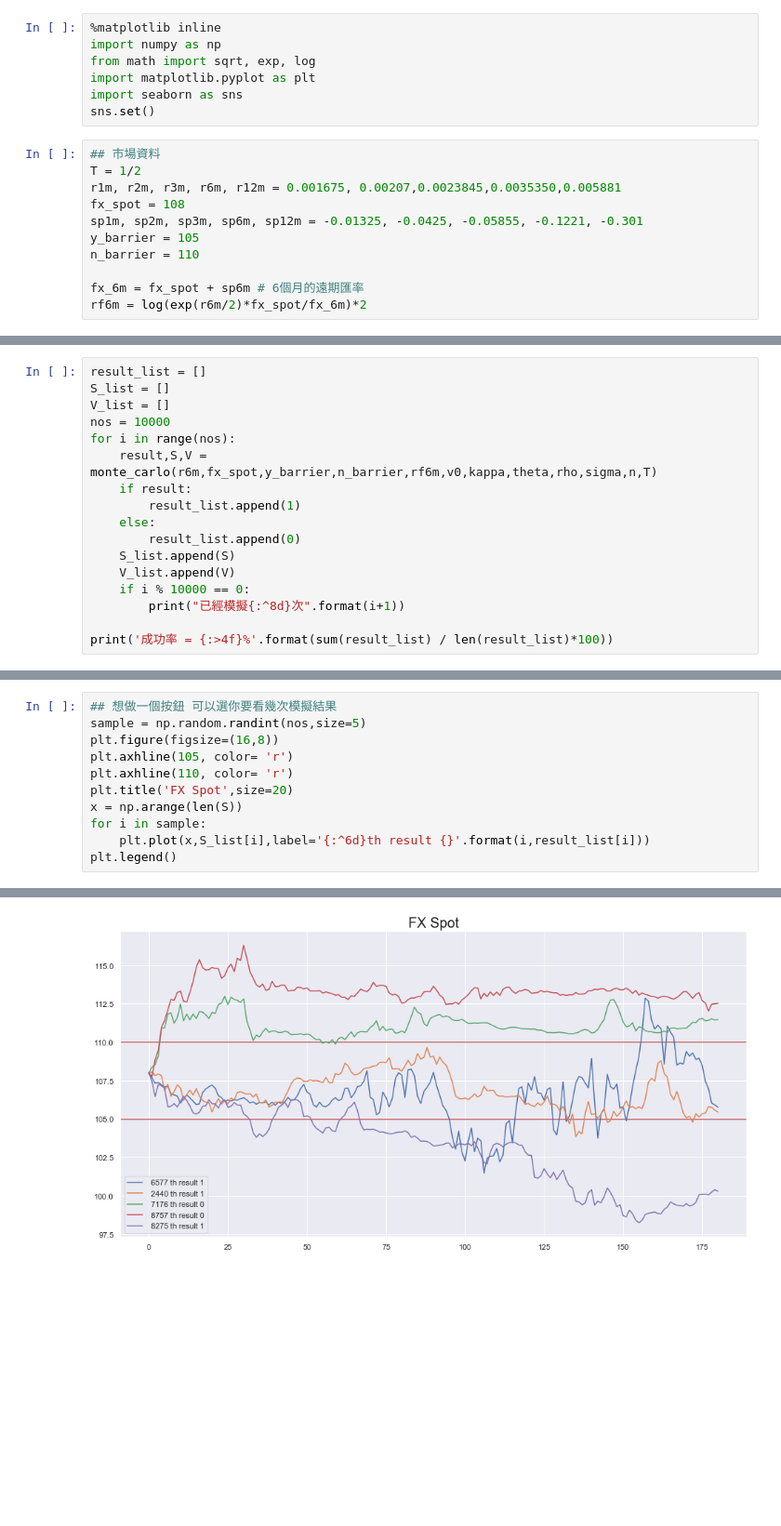
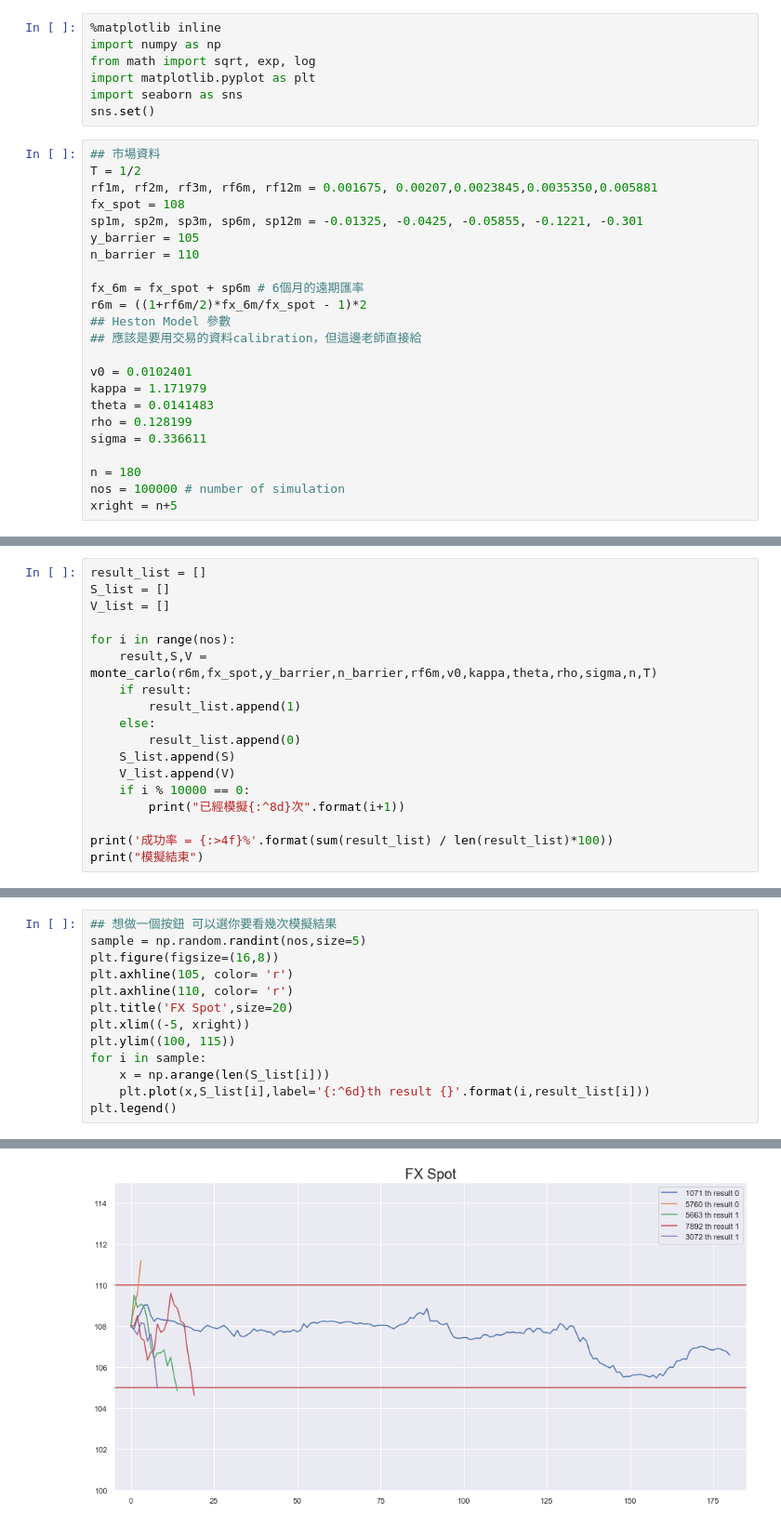
Before and after one commit to teemoteemo0318/heston-model, a Jupyter notebook: hw2.ipynb, the cells around one changed output, grey strips where cells are left out. Shown at 93% size. Saved outputs shown, nothing was run; the diff lists cells and outputs as text; blank space fills up the shorter version.

```diff
--- a/hw2.ipynb
+++ b/hw2.ipynb
@@ -22,11 +35,23 @@ sns.set()
 # %%
 ## 市場資料
 T = 1/2
-r1m, r2m, r3m, r6m, r12m = 0.001675, 0.00207,0.0023845,0.0035350,0.005881
+rf1m, rf2m, rf3m, rf6m, rf12m = 0.001675, 0.00207,0.0023845,0.0035350,0.005881
 fx_spot = 108
 sp1m, sp2m, sp3m, sp6m, sp12m = -0.01325, -0.0425, -0.05855, -0.1221, -0.301
 y_barrier = 105
 n_barrier = 110
 
 fx_6m = fx_spot + sp6m # 6個月的遠期匯率
-rf6m = log(exp(r6m/2)*fx_spot/fx_6m)*2
+r6m = ((1+rf6m/2)*fx_6m/fx_spot - 1)*2
+## Heston Model 參數
+## 應該是要用交易的資料calibration，但這邊老師直接給
+
+v0 = 0.0102401
+kappa = 1.171979
+theta = 0.0141483
+rho = 0.128199
+sigma = 0.336611
+
+n = 180
+nos = 100000 # number of simulation
+xright = n+5
@@ -148,7 +135,7 @@ Text(0.5, 1.0, 'Volatility')
 result_list = []
 S_list = []
 V_list = []
-nos = 10000
+
 for i in range(nos):
     result,S,V = monte_carlo(r6m,fx_spot,y_barrier,n_barrier,rf6m,v0,kappa,theta,rho,sigma,n,T)
     if result:
@@ -161,5 +148,6 @@ for i in range(nos):
         print("已經模擬{:^8d}次".format(i+1))
 
 print('成功率 = {:>4f}%'.format(sum(result_list) / len(result_list)*100))
+print("模擬結束")
 # %% [output]
 已經模擬   1    次
@@ -167,17 +156,19 @@ print('成功率 = {:>4f}%'.format(sum(result_list) / len(result_list)*100))
 # %%
 ## 想做一個按鈕 可以選你要看幾次模擬結果
 sample = np.random.randint(nos,size=5)
 plt.figure(figsize=(16,8))
 plt.axhline(105, color= 'r')
 plt.axhline(110, color= 'r')
 plt.title('FX Spot',size=20)
-x = np.arange(len(S))
+plt.xlim((-5, xright))
+plt.ylim((100, 115))
 for i in sample:
+    x = np.arange(len(S_list[i]))
     plt.plot(x,S_list[i],label='{:^6d}th result {}'.format(i,result_list[i]))
 plt.legend()
 # %% [output]
 <matplotlib.legend.Legend at 0x...>
-[figure, old version]
+[figure, new version]
 # %%
 ## 想做一個按鈕 可以選你要看第幾次模擬結果
 i = np.random.randint(nos,size=1)[0]
```
Also changed, not shown: parts of 29 cells of this notebook, 20 other files.
